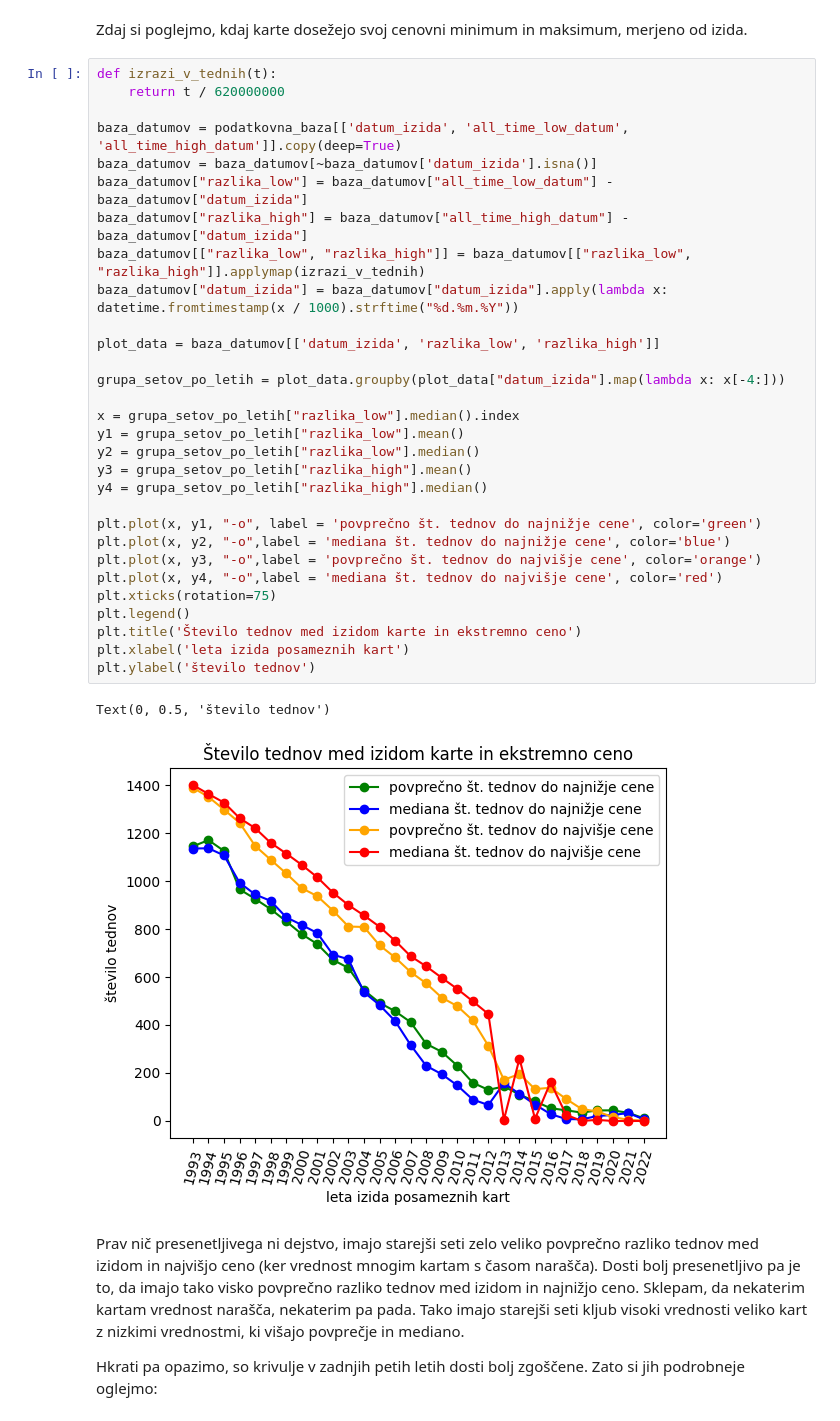
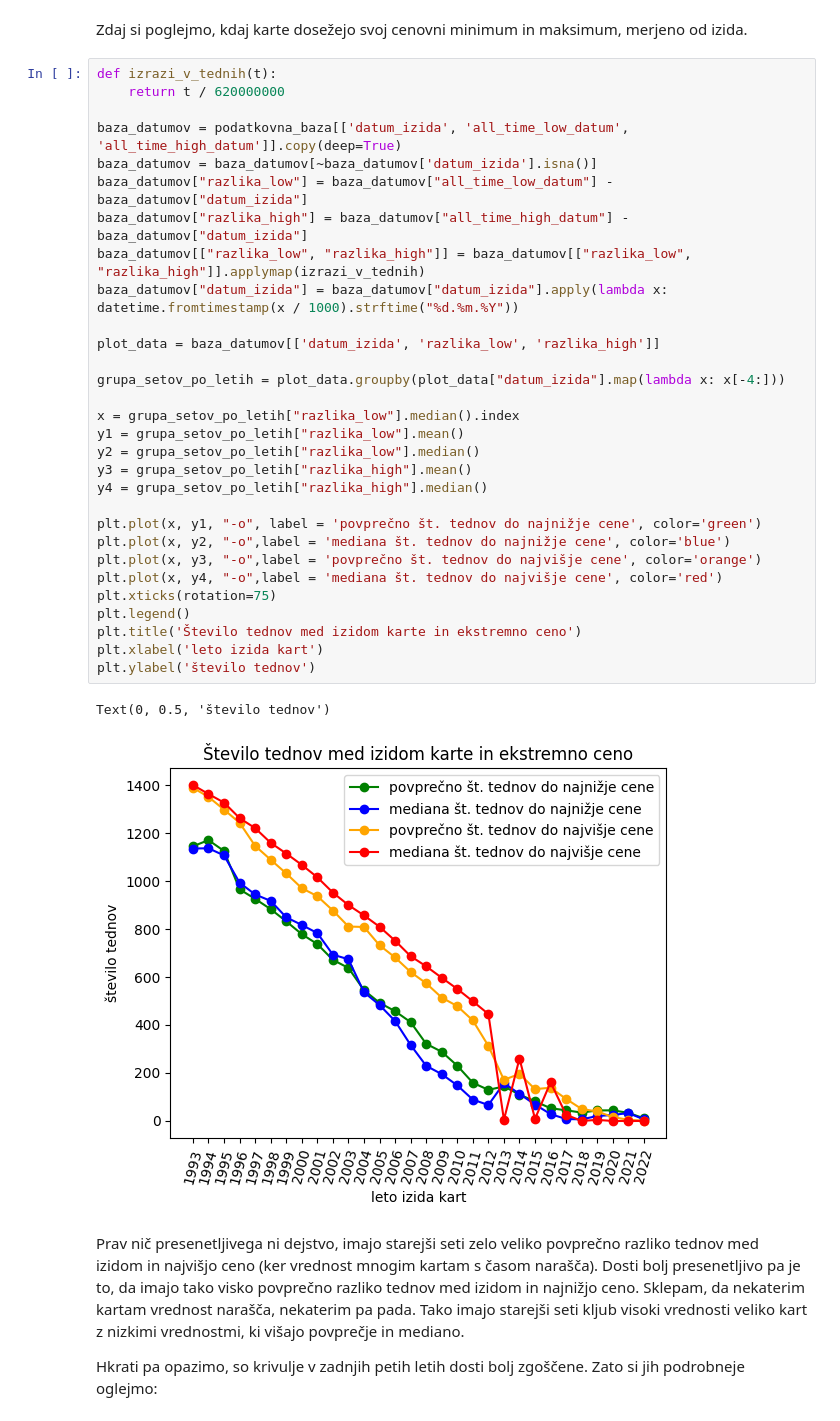
Before and after one commit to MightyOwler/Analiza-podatkov, a Jupyter notebook: AnalizaPodatkov.ipynb, the cells around one changed output. Saved outputs shown, nothing was run; the diff lists cells and outputs as text.

```diff
--- a/AnalizaPodatkov.ipynb
+++ b/AnalizaPodatkov.ipynb
@@ -237,35 +237,35 @@ Zdaj si poglejmo, kdaj karte dosežejo svoj cenovni minimum in maksimum, merjeno
 def izrazi_v_tednih(t):
     return t / 620000000
 
 baza_datumov = podatkovna_baza[['datum_izida', 'all_time_low_datum', 'all_time_high_datum']].copy(deep=True)
 baza_datumov = baza_datumov[~baza_datumov['datum_izida'].isna()]
 baza_datumov["razlika_low"] = baza_datumov["all_time_low_datum"] - baza_datumov["datum_izida"]
 baza_datumov["razlika_high"] = baza_datumov["all_time_high_datum"] - baza_datumov["datum_izida"]
 baza_datumov[["razlika_low", "razlika_high"]] = baza_datumov[["razlika_low", "razlika_high"]].applymap(izrazi_v_tednih)
 baza_datumov["datum_izida"] = baza_datumov["datum_izida"].apply(lambda x: datetime.fromtimestamp(x / 1000).strftime("%d.%m.%Y"))
 
 plot_data = baza_datumov[['datum_izida', 'razlika_low', 'razlika_high']]
 
 grupa_setov_po_letih = plot_data.groupby(plot_data["datum_izida"].map(lambda x: x[-4:]))
 
 x = grupa_setov_po_letih["razlika_low"].median().index
 y1 = grupa_setov_po_letih["razlika_low"].mean()
 y2 = grupa_setov_po_letih["razlika_low"].median()
 y3 = grupa_setov_po_letih["razlika_high"].mean()
 y4 = grupa_setov_po_letih["razlika_high"].median()
 
 plt.plot(x, y1, "-o", label = 'povprečno št. tednov do najnižje cene', color='green')
 plt.plot(x, y2, "-o",label = 'mediana št. tednov do najnižje cene', color='blue')
 plt.plot(x, y3, "-o",label = 'povprečno št. tednov do najvišje cene', color='orange')
 plt.plot(x, y4, "-o",label = 'mediana št. tednov do najvišje cene', color='red')
 plt.xticks(rotation=75)
 plt.legend()
 plt.title('Število tednov med izidom karte in ekstremno ceno')
-plt.xlabel('leta izida posameznih kart')
+plt.xlabel('leto izida kart')
 plt.ylabel('število tednov')
 # %% [output]
 Text(0, 0.5, 'število tednov')
-[figure, old version]
+[figure, new version]
 # %% [markdown]
 Prav nič presenetljivega ni dejstvo, imajo starejši seti zelo veliko povprečno razliko tednov med izidom in najvišjo ceno (ker vrednost mnogim kartam s časom narašča). Dosti bolj presenetljivo pa je to, da imajo tako visko povprečno razliko tednov med izidom in najnižjo ceno. Sklepam, da nekaterim kartam vrednost narašča, nekaterim pa pada. Tako imajo starejši seti kljub visoki vrednosti veliko kart z nizkimi vrednostmi, ki višajo povprečje in mediano.
 
```
Also changed, not shown: parts of 2 cells of this notebook, 3 other files.
